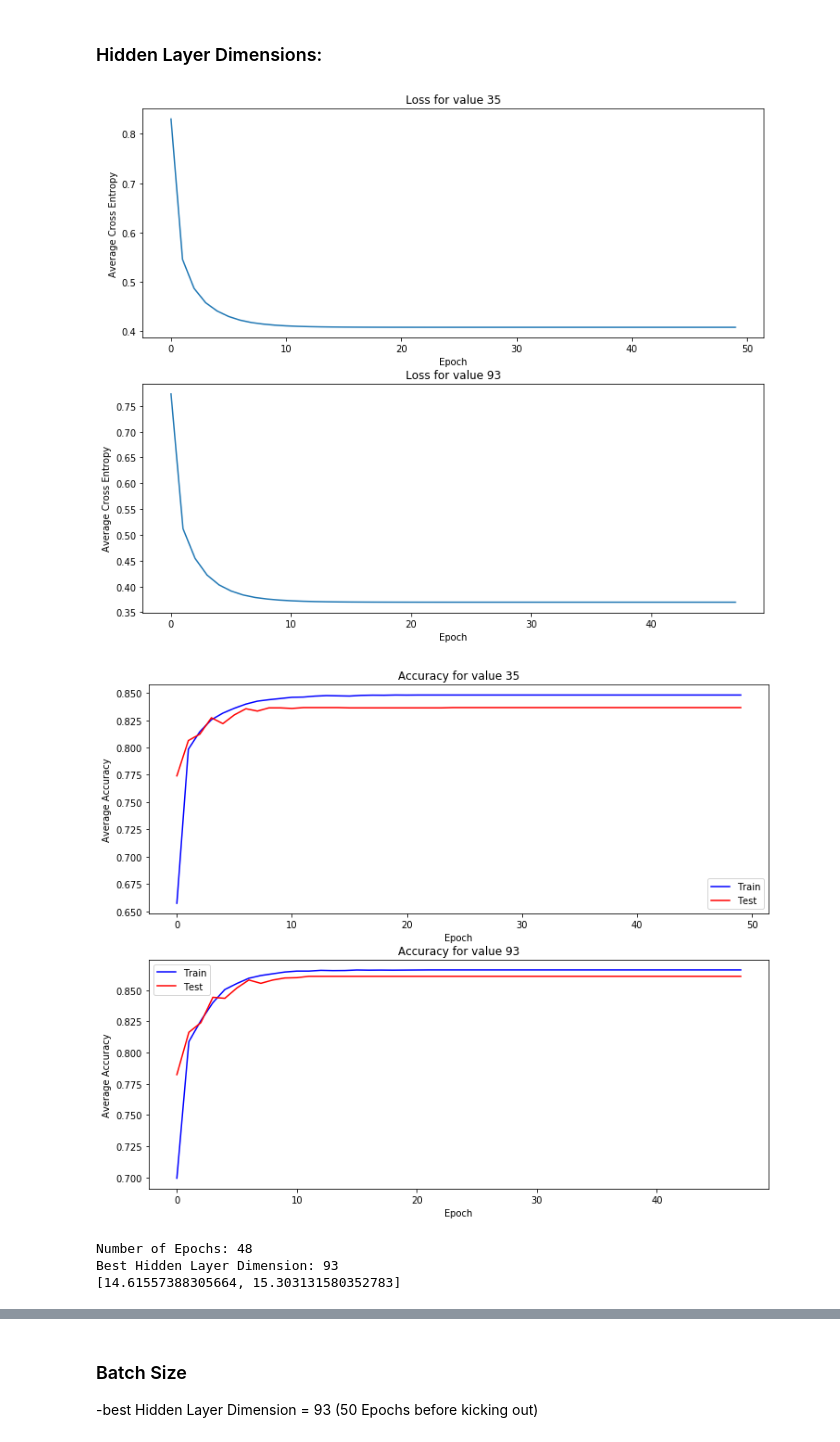
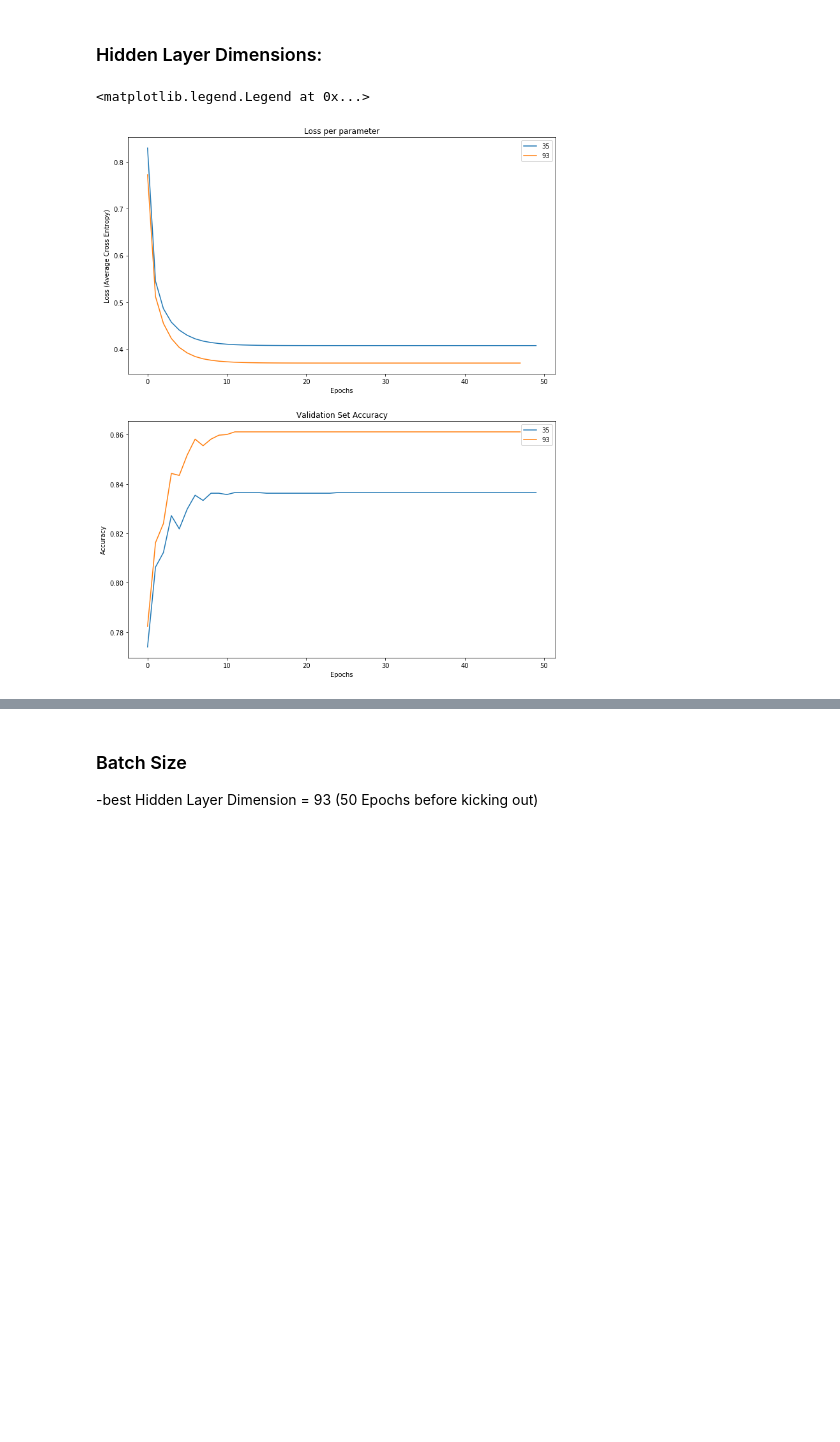
Before and after one commit to dustinak80/Deep_Learning, a Jupyter notebook: Copy_of_MATH6373_HW2_Duong.ipynb, the cells around one changed output, grey strips where cells are left out. Drawn from its saved outputs; the diff is of its cells as text; code cells hidden in the pictures; blank space fills up the shorter version.

```diff
--- a/Copy_of_MATH6373_HW2_Duong.ipynb
+++ b/Copy_of_MATH6373_HW2_Duong.ipynb
@@ -173,7 +177,6 @@ def Model_Search(X_train, y_train, X_test, y_test, layerH_dim = h, Initializer =
   ###### Configure your own learning rate schedule and mini-batch size. #########
 
   # Choose batch size
-  B = 100
   N=X_train.shape[0] # number of cases in train set
   # Our task is classification and we use cross entropy so
   loss_func = losses.CategoricalCrossentropy()
@@ -270,9 +273,3 @@ for i in h:
 best_h = plot(h_results)
 print('Number of Epochs: {}\nBest Hidden Layer Dimension: {}'.format(len(h_results[i]['loss']), best_h))
 print(delta_times)
-# %% [output]
-[figure, removed]
-[figure, removed]
-Number of Epochs: 48
-Best Hidden Layer Dimension: 93
-[14.61557388305664, 15.303131580352783]
@@ -281,0 +276,16 @@ Best Hidden Layer Dimension: 93
+# %%
+fig, ax = plt.subplots(2,1, figsize = (12,15))
+for i in h_results.keys():
+  ax[0].plot(h_results[i]['loss'])
+  ax[1].plot(h_results[i]['val_accuracy'])
+ax[0].set_xlabel('Epochs')
+ax[0].set_ylabel('Loss (Average Cross Entropy)')
+ax[0].set_title('Loss per parameter')
+ax[0].legend(['{}'.format(i) for i in h_results.keys()])
+ax[1].set_xlabel('Epochs')
+ax[1].set_ylabel('Accuracy')
+ax[1].set_title('Validation Set Accuracy')
+ax[1].legend(['{}'.format(i) for i in h_results.keys()])
+# %% [output]
+<matplotlib.legend.Legend at 0x...>
+[figure, added]
```
Also changed, not shown: parts of 26 cells of this notebook.
